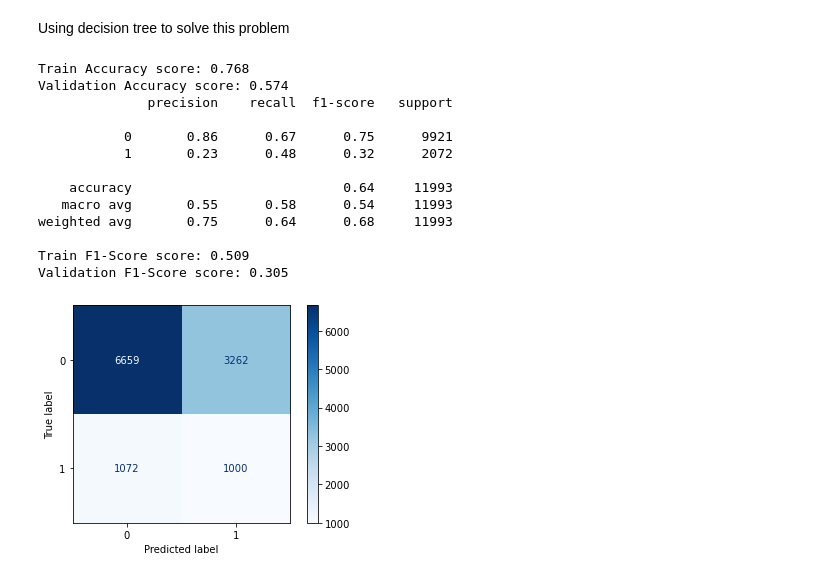
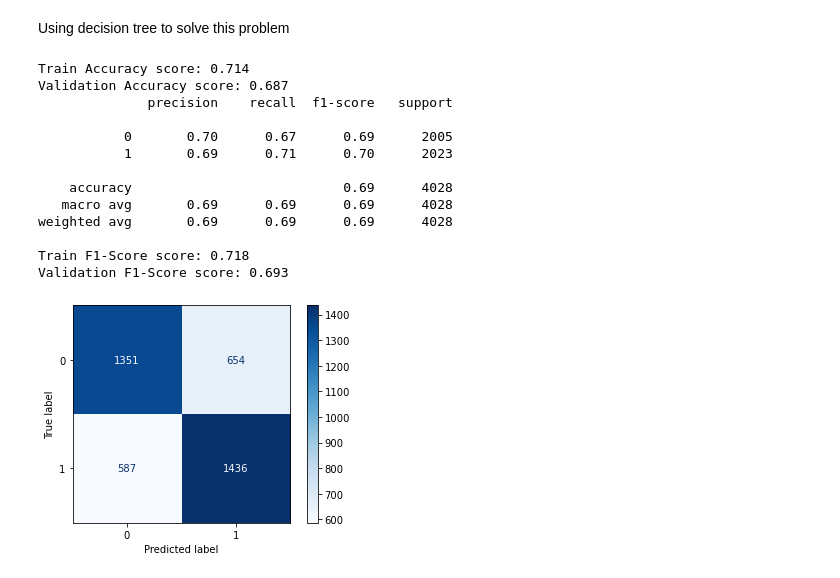
Before and after one commit to qinqin65/MachineLerningAssignment1, a Jupyter notebook: s3805989_assignment1.ipynb, the cells around one changed output. Cells and saved outputs as stored; diff of their text form; code cells hidden in the pictures.

```diff
--- a/s3805989_assignment1.ipynb
+++ b/s3805989_assignment1.ipynb
@@ -273,8 +330,8 @@ data_for_logistical_rgression = data.copy()
 # %%
 # data scaling
-transform_attributes = ['AverageCostInFacility', 'AverageIncomeInZipCode']
-powertransformer = PowerTransformer(standardize=False).fit(data_for_logistical_rgression.loc[:, transform_attributes])
-data_for_logistical_rgression.loc[:, transform_attributes] = powertransformer.transform(data_for_logistical_rgression.loc[:, transform_attributes])
+# transform_attributes = ['AverageCostInFacility', 'AverageIncomeInZipCode']
+# powertransformer = PowerTransformer(standardize=False).fit(data_for_logistical_rgression.loc[:, transform_attributes])
+# data_for_logistical_rgression.loc[:, transform_attributes] = powertransformer.transform(data_for_logistical_rgression.loc[:, transform_attributes])
 
 minmaxscaler = MinMaxScaler().fit(data_for_logistical_rgression.loc[:, numerical_attributes])
 data_for_logistical_rgression.loc[:, numerical_attributes] = minmaxscaler.transform(data_for_logistical_rgression.loc[:, numerical_attributes])
@@ -285,9 +342,11 @@ OneHotEncoder_logistic_regression.fit(data_for_logistical_rgression[nominal_attr
 
 onehot_ = OneHotEncoder_logistic_regression.transform(data_for_logistical_rgression[nominal_attributes]).toarray()
 
+j_index = 0
 for i, col_name in enumerate(nominal_attributes):
-    for j in range(len(OneHotEncoder_logistic_regression.categories_[0])):
-        data_for_logistical_rgression[col_name + '_' + str(OneHotEncoder_logistic_regression.categories_[i][j])] = onehot_[:,j]
+    for j in range(len(OneHotEncoder_logistic_regression.categories_[i])):
+        data_for_logistical_rgression[col_name + '_' + str(OneHotEncoder_logistic_regression.categories_[i][j])] = onehot_[:,j_index]
+        j_index = j_index + 1
 
 data_for_logistical_rgression.drop(nominal_attributes, inplace=True, axis=1)
 # %%
@@ -353,7 +453,7 @@ Validation F1-Score score: 0.286
 Using decision tree to solve this problem
 # %%
 # data copy
-data_for_decision_tree = data.copy()
+data_for_decision_tree = downsampled.copy()
 # %%
 # one hot encoding
 OneHotEncoder_decision_tree = OneHotEncoder()
@@ -361,9 +461,11 @@ OneHotEncoder_decision_tree.fit(data_for_decision_tree[nominal_attributes])
 
 onehot_ = OneHotEncoder_decision_tree.transform(data_for_decision_tree[nominal_attributes]).toarray()
 
+j_index = 0
 for i, col_name in enumerate(nominal_attributes):
-    for j in range(len(OneHotEncoder_decision_tree.categories_[0])):
-        data_for_decision_tree[col_name + '_' + str(OneHotEncoder_decision_tree.categories_[i][j])] = onehot_[:,j]
+    for j in range(len(OneHotEncoder_decision_tree.categories_[i])):
+        data_for_decision_tree[col_name + '_' + str(OneHotEncoder_decision_tree.categories_[i][j])] = onehot_[:,j_index]
+        j_index = j_index + 1
 
 data_for_decision_tree.drop(nominal_attributes, inplace=True, axis=1)
 # %%
@@ -383,41 +485,66 @@ val_decision_tree_y = val_data_decision_tree['LengthOfStay']
 test_decision_tree_x = test_data_decision_tree.drop('LengthOfStay', axis=1)
 test_decision_tree_y = test_data_decision_tree['LengthOfStay']
 
-clf_decision_tree = tree.DecisionTreeClassifier(criterion='entropy', class_weight={0: 1, 1: 5})
+# max_depths = [2,4,5,8,9,10,11,13,15]
+
+# train_hold = list()
+# val_hold = list()
+
+# for max_depth in max_depths:
+#     clf_decision_tree = tree.DecisionTreeClassifier(criterion='entropy', max_depth=max_depth)
+#     clf_decision_tree = clf_decision_tree.fit(train_decision_tree_x, train_decision_tree_y)
+
+#     train_decision_tree_prediction = clf_decision_tree.predict(train_decision_tree_x)
+#     val_decision_tree_prediction = clf_decision_tree.predict(val_decision_tree_x)
+
+#     train_decision_tree_acc = balanced_accuracy_score(train_decision_tree_y, train_decision_tree_prediction)
+#     val_decision_tree_acc = balanced_accuracy_score(val_decision_tree_y, val_decision_tree_prediction)
+
+#     train_hold.append(train_decision_tree_acc)
+#     val_hold.append(val_decision_tree_acc)
+
+# plt.plot(max_depths, train_hold, 'r--')
+# plt.plot(max_depths, val_hold, 'b-')
+# plt.legend(['Train Acc','Val Acc'])
+# plt.xlabel('Max depth')
+# plt.ylabel('Accuracy')
+# plt.show()
+
+clf_decision_tree = tree.DecisionTreeClassifier(criterion='entropy', max_depth=8)
 clf_decision_tree = clf_decision_tree.fit(train_decision_tree_x, train_decision_tree_y)
 
 train_decision_tree_prediction = clf_decision_tree.predict(train_decision_tree_x)
 val_decision_tree_prediction = clf_decision_tree.predict(val_decision_tree_x)
 test_decision_tree_prediction = clf_decision_tree.predict(test_decision_tree_x)
 
 train_decision_tree_acc = balanced_accuracy_score(train_decision_tree_y, train_decision_tree_prediction)
 val_decision_tree_acc = balanced_accuracy_score(val_decision_tree_y, val_decision_tree_prediction)
 
 print("Train Accuracy score: {:.3f}".format(train_decision_tree_acc))
 print("Validation Accuracy score: {:.3f}".format(val_decision_tree_acc))
 
 print(classification_report(test_decision_tree_y, test_decision_tree_prediction,))
 
 train_decision_tree_f1 = f1_score(train_decision_tree_y, train_decision_tree_prediction)
 val_decision_tree_f1 = f1_score(val_decision_tree_y, val_decision_tree_prediction)
 
 print("Train F1-Score score: {:.3f}".format(train_decision_tree_f1))
 print("Validation F1-Score score: {:.3f}".format(val_decision_tree_f1))
 
 disp = plot_confusion_matrix(clf_decision_tree, test_decision_tree_x, test_decision_tree_y, cmap=plt.cm.Blues)
 plt.show()
 # %% [output]
-Train Accuracy score: 0.768
-Validation Accuracy score: 0.574
+Train Accuracy score: 0.714
+Validation Accuracy score: 0.687
               precision    recall  f1-score   support
 
-           0       0.86      0.67      0.75      9921
-           1       0.23      0.48      0.32      2072
+           0       0.70      0.67      0.69      2005
+           1       0.69      0.71      0.70      2023
 
-    accuracy                           0.64     11993
-   macro avg       0.55      0.58      0.54     11993
-weighted avg       0.75      0.64      0.68     11993
+    accuracy                           0.69      4028
+   macro avg       0.69      0.69      0.69      4028
+weighted avg       0.69      0.69      0.69      4028
 
-Train F1-Score score: 0.509
-Validation F1-Score score: 0.305
+Train F1-Score score: 0.718
+Validation F1-Score score: 0.693
-[figure, old version]
+[figure, new version]
```
Also changed, not shown: parts of 11 cells of this notebook.
